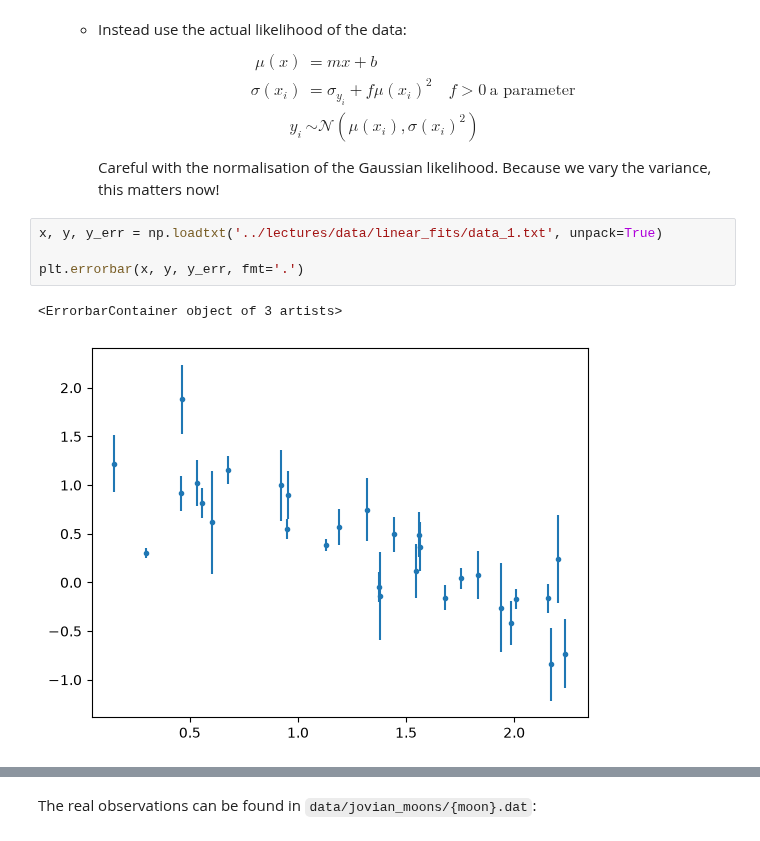
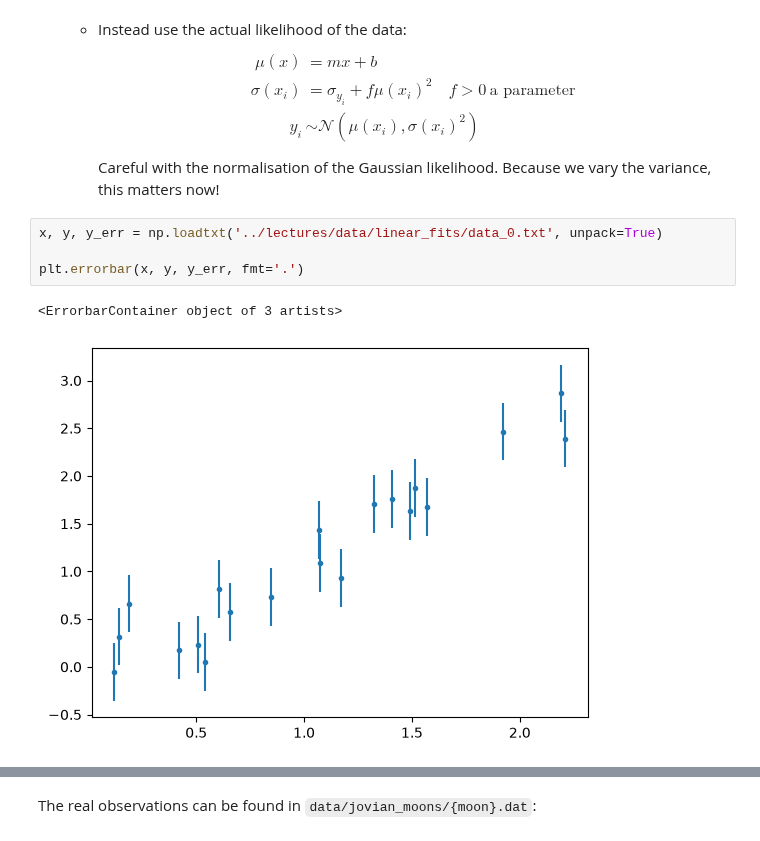
Before and after one commit to shimishimiaeshimiah/Bayesian-Stats-HS2026, a Jupyter notebook: exercise_mysolutions/week4_intro_to_bayes_exercises.ipynb, the cells around one changed output, grey strips where cells are left out. Saved outputs shown, nothing was run; the diff lists cells and outputs as text.

```diff
--- a/exercise_mysolutions/week4_intro_to_bayes_exercises.ipynb
+++ b/exercise_mysolutions/week4_intro_to_bayes_exercises.ipynb
@@ -46,9 +47,9 @@ $$\def\GP{\mathcal{GP}}$$
 \end{align}
 Careful with the normalisation of the Gaussian likelihood. Because we vary the variance, this matters now!
 # %%
-x, y, y_err = np.loadtxt('../lectures/data/linear_fits/data_1.txt', unpack=True)
+x, y, y_err = np.loadtxt('../lectures/data/linear_fits/data_0.txt', unpack=True)
 
 plt.errorbar(x, y, y_err, fmt='.')
 # %% [output]
 <ErrorbarContainer object of 3 artists>
-[figure, old version]
+[figure, new version]
```
Also changed, not shown: parts of 2 cells of this notebook, 1 other file.
